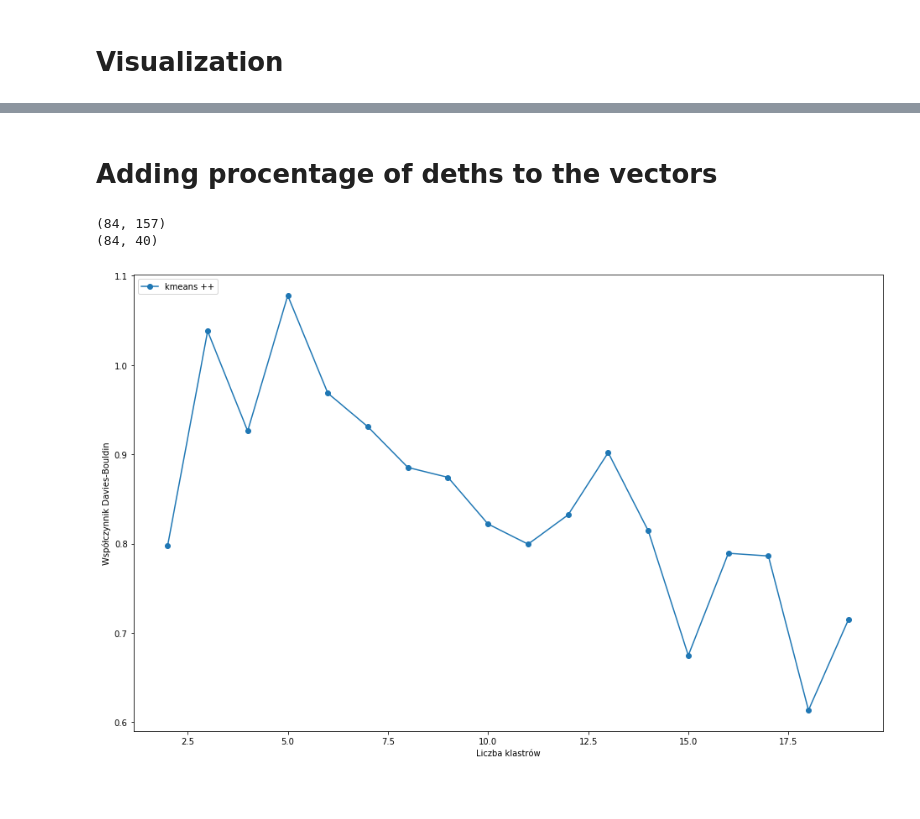
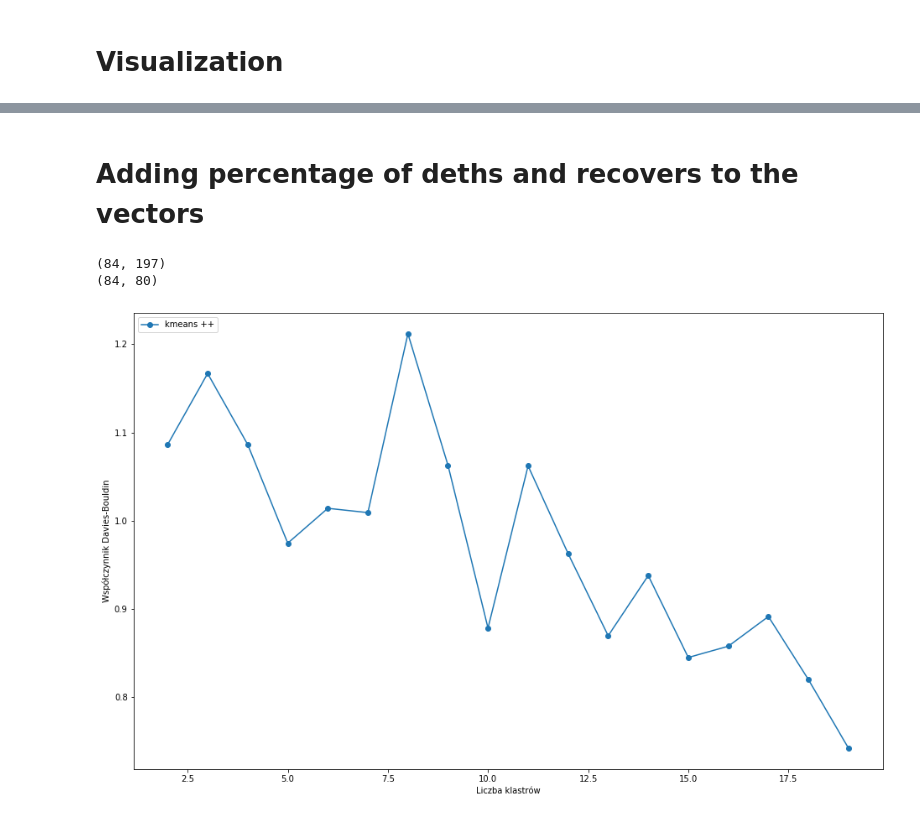
Before and after one commit to Klooskie/CoronaVirusDataExploration, a Jupyter notebook: WHOClustering.ipynb, the cells around one changed output, grey strips where cells are left out. Cells and saved outputs as stored; diff of their text form; code cells hidden in the pictures; blank space fills up the shorter version.

```diff
--- a/WHOClustering.ipynb
+++ b/WHOClustering.ipynb
@@ -175,26 +205,29 @@ visualize_clusetrs(labels)
 # %% [markdown]
-# Adding procentage of deths to the vectors
+# Adding percentage of deths  and recovers to the vectors
 # %%
-vector_with_death_procentge  = []
+vector_with_death_recover_percentge  = []
 vector_combined = []
 for country, vector in zip(countries, vectors):
-    death_procentage  = []
+    death_percentage  = []
+    recover_percentage = []
     for day in range(day_range):
         confirmed = countries_with_enough_data[country][CONFIRMED][day]
         deaths = countries_with_enough_data[country][DEATHS][day]
-        death_procentage.append(deaths/confirmed)
+        recovers = countries_with_enough_data[country][RECOVERED][day]
+        death_percentage.append(deaths/confirmed)
+        recover_percentage.append(recovers/confirmed)
 
-    vector_with_death_procentge.append(death_procentage)
-    vector_combined.append(np.append(vector, death_procentage))
+    vector_with_death_recover_percentge.append(death_percentage + recover_percentage)
+    vector_combined.append(np.append(vector, death_percentage + recover_percentage))
 
-vector_with_death_procentge = np.array(vector_with_death_procentge)
+vector_with_death_recover_percentge = np.array(vector_with_death_recover_percentge)
 vector_combined = np.array(vector_combined)
 print(vector_combined.shape)
-print(vector_with_death_procentge.shape)
+print(vector_with_death_recover_percentge.shape)
 # %% [output]
-(84, 157)
-(84, 40)
+(84, 197)
+(84, 80)
 # %%
-visualize_score_graph_number_of_clusters(vector_with_death_procentge)
+visualize_score_graph_number_of_clusters(vector_with_death_recover_percentge)
 # %% [output]
-[figure, old version]
+[figure, new version]
```
Also changed, not shown: parts of 17 cells of this notebook.
